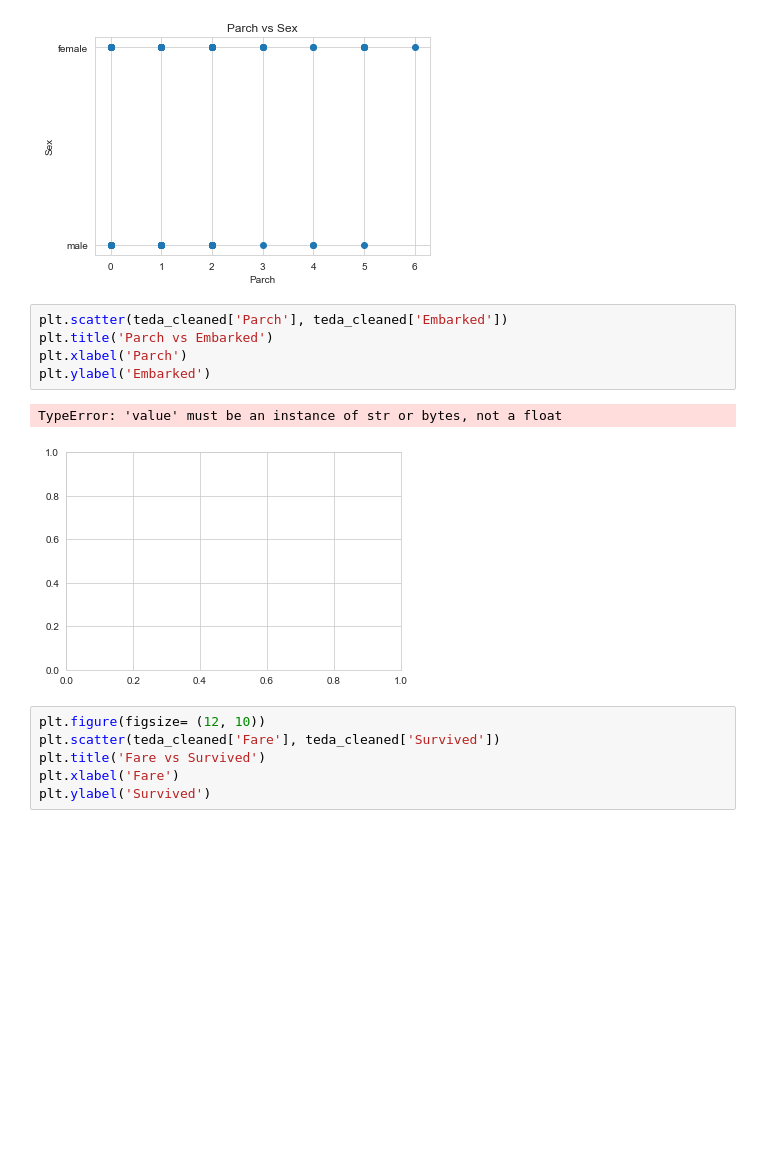
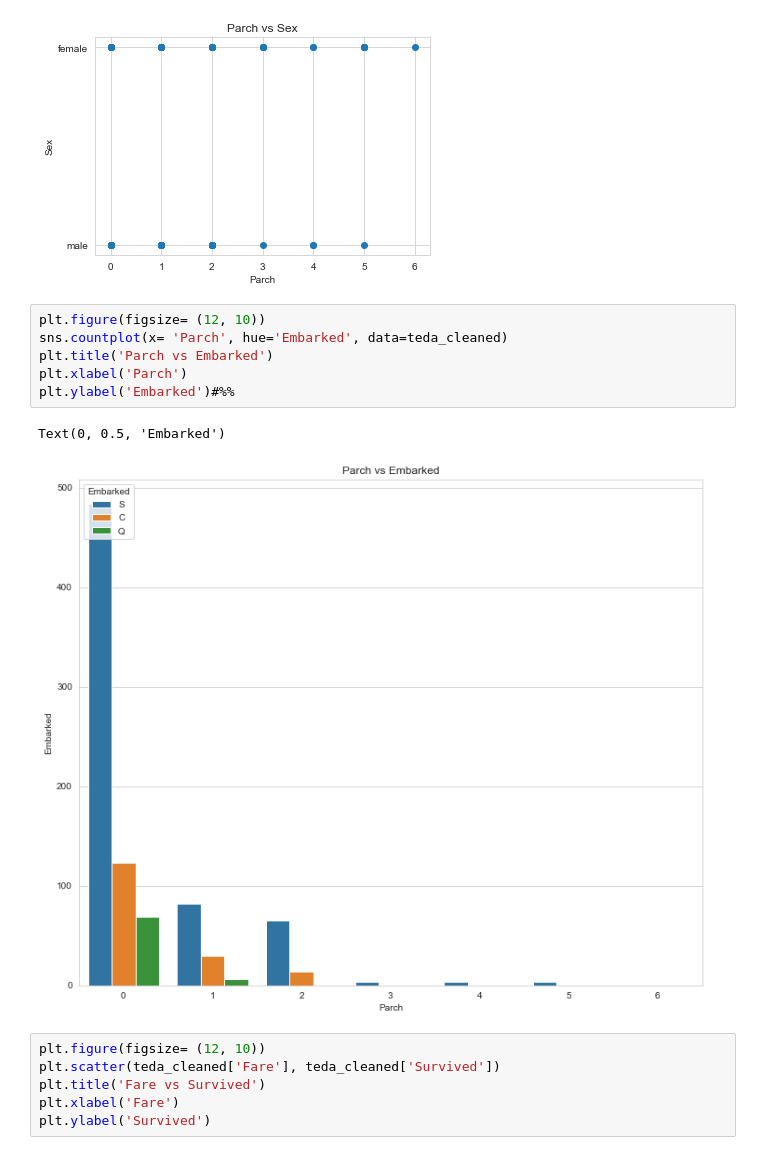
Before and after one commit to parjanyahk/titanicDataEda, a Jupyter notebook: titanicedaphk.ipynb, the cells around one changed output. Saved outputs shown, nothing was run; the diff lists cells and outputs as text; blank space fills up the shorter version.

```diff
--- a/titanicedaphk.ipynb
+++ b/titanicedaphk.ipynb
@@ -341,13 +341,14 @@ plt.ylabel('Sex')
 Text(0, 0.5, 'Sex')
 [figure]
 # %%
-plt.scatter(teda_cleaned['Parch'], teda_cleaned['Embarked'])
+plt.figure(figsize= (12, 10))
+sns.countplot(x= 'Parch', hue='Embarked', data=teda_cleaned)
 plt.title('Parch vs Embarked')
 plt.xlabel('Parch')
-plt.ylabel('Embarked')
+plt.ylabel('Embarked')#%%
 # %% [output]
-TypeError: 'value' must be an instance of str or bytes, not a float
+Text(0, 0.5, 'Embarked')
-[figure, old version]
+[figure, new version]
 # %%
 plt.figure(figsize= (12, 10))
 plt.scatter(teda_cleaned['Fare'], teda_cleaned['Survived'])
```
Also changed, not shown: parts of 17 cells of this notebook.
